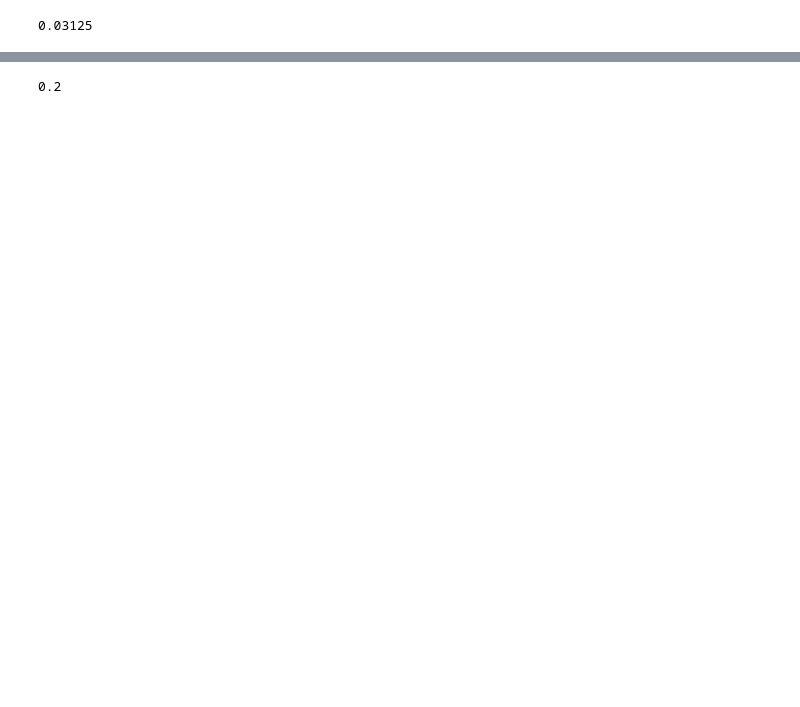
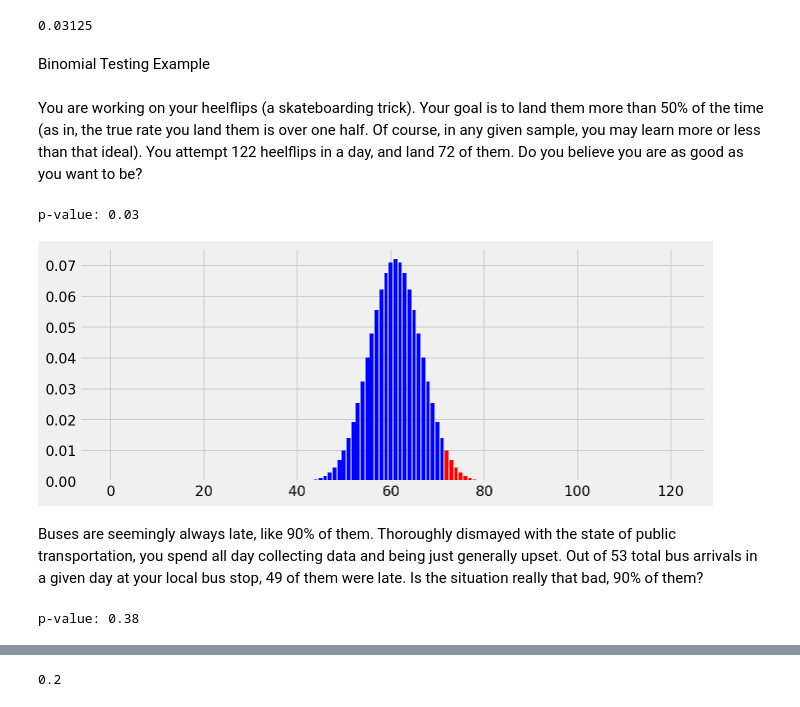
Before and after one commit to SmashAF/DSI_Study, a Jupyter notebook: Week2_Study_Sheet.ipynb, the cells around one changed output, grey strips where cells are left out. Drawn from its saved outputs; the diff is of its cells as text; code cells hidden in the pictures; blank space fills up the shorter version.

```diff
--- a/Week2_Study_Sheet.ipynb
+++ b/Week2_Study_Sheet.ipynb
@@ -91,7 +103,7 @@ from scipy import stats
 import matplotlib.pyplot as plt
 %matplotlib inline
 %config InlineBackend.figure_format = 'retina'
-plt.style.use('fivethirtyeight')
+plt.style.use('tableau-colorblind10')
 # %% [markdown]
 Scipy Stats Module
 # %%
@@ -130,3 +144,48 @@ two-tailed test: H0:p = 0.5  Ha:p != 0.5
 (.5**5) * (.5**1) + (.5 ** 6)
 # %% [output]
 0.03125
+# %% [markdown]
+Binomial Testing Example
+# %% [markdown]
+You are working on your heelflips (a skateboarding trick). Your goal is to land them more than 50% of the time (as in, the true rate you land them is over one half. Of course, in any given sample, you may learn more or less than that ideal). You attempt 122 heelflips in a day, and land 72 of them. Do you believe you are as good as you want to be?
+# %%
+n = 122 #number trials
+p = 0.5 # probability of success
+observed = 72  # number of successes
+# Null hypothesis (p0) is p = 0
+# Alternative hypothesis (pa) is p >= .05
+# alpha =
+
+
+
+binomial = stats.binom(n = 122, p= 0.5) # set distribution
+p_value = 1 - binomial.cdf(observed - 1) # calculate p-value
+print(f"p-value: {p_value:.2f}")
+
+# p value is .03 - I have failed to reject the null hypothesis
+# %% [output]
+p-value: 0.03
+# %%
+# lets see this
+fig, ax = plt.subplots(1, figsize = (10,4))
+
+bars = ax.bar(range(observed), [binomial.pmf(i) for i in range(observed)], color='blue') # plot the distribution
+
+bars = ax.bar(range(observed, n), [binomial.pmf(i) for i in range(observed, n)], color='red') # p value
+# %% [output]
+[figure, added]
+# %% [markdown]
+
+Buses are seemingly always late, like 90% of them. Thoroughly dismayed with the state of public transportation, you spend all day collecting data and being just generally upset. Out of 53 total bus arrivals in a given day at your local bus stop, 49 of them were late. Is the situation really that bad, 90% of them?
+# %%
+# Null Hypothesis: p = 0.9, Alternate Hypotheses: p >= 0.9 (worse than 0.9)
+# alpha = .05
+n = 53
+p = .9
+observed = 49
+binom_dist = stats.binom(n=n, p=p)
+
+p_value = 1 - binom_dist.cdf(observed - 1)
+print(f"p-value: {p_value:.2f}")
+# %% [output]
+p-value: 0.38
```
Also changed, not shown: parts of 45 cells of this notebook.
